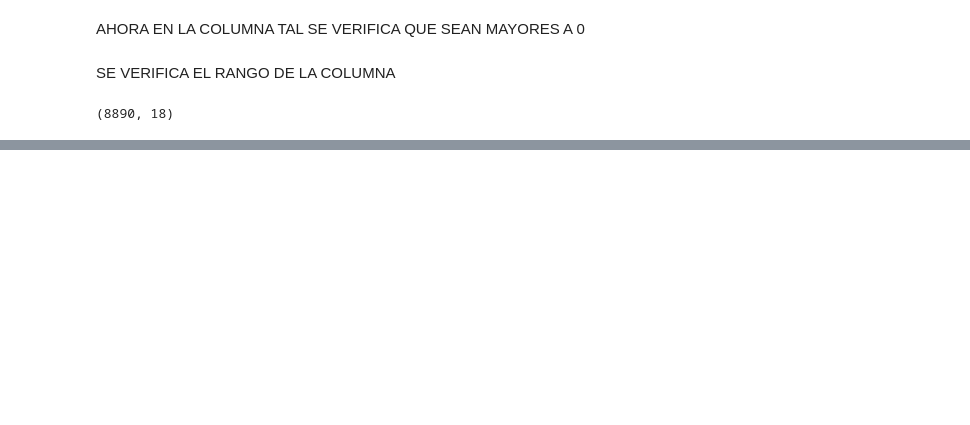
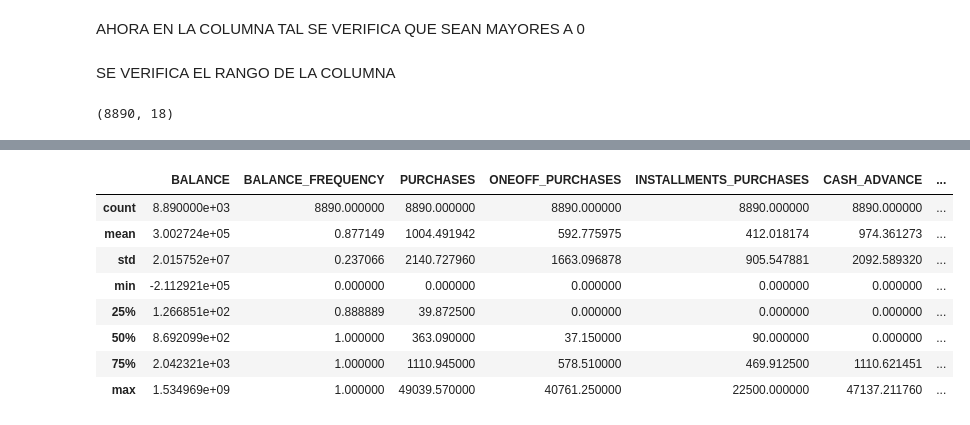
Before and after one commit to SebastianCasanova4/Lab1-BI, a Jupyter notebook: Informe - Laboratorio 1 - Grupo 4.ipynb, the cells around one changed output, grey strips where cells are left out. Cells and saved outputs as stored; diff of their text form; code cells hidden in the pictures; blank space fills up the shorter version.

Commit message:
Actualizado sin Normalizar
No me acuerdo como hacer commits desde git xD

```diff
--- a/Informe - Laboratorio 1 - Grupo 4.ipynb
+++ b/Informe - Laboratorio 1 - Grupo 4.ipynb
@@ -390,0 +405,14 @@ df_customer.shape
+# %%
+# Realizar una copia del datafram para no perjudicar los datos
+df_copia = df_customer.copy()
+
+# Calcula la media y la desviación estándar de las columnas balance y avg_spend en todo el DataFrame
+mean_balance = df_copia['BALANCE'].mean()
+std_balance = df_copia['BALANCE'].std()
+
+mean_avg_spend = df_copia['PURCHASES'].mean()
+std_avg_spend = df_copia['PURCHASES'].std()
+
+# Normaliza las columnas balance y avg_spend restando la media y dividiendo por la desviación estándar
+df_copia['BALANCE_NORM'] = (df_copia['BALANCE'] - mean_balance) / std_balance
+df_copia['PURCHASES_NORM'] = (df_copia['PURCHASES'] - mean_avg_spend) / std_avg_spend
@@ -390,0 +423,12 @@ df_customer.shape
+# %%
+df_copia.describe()
+# %% [output]
+|  | BALANCE | BALANCE_FREQUENCY | PURCHASES | ONEOFF_PURCHASES | INSTALLMENTS_PURCHASES | CASH_ADVANCE | ... |
+| count | 8.890000e+03 | 8890.000000 | 8890.000000 | 8890.000000 | 8890.000000 | 8890.000000 | ... |
+| mean | 3.002724e+05 | 0.877149 | 1004.491942 | 592.775975 | 412.018174 | 974.361273 | ... |
+| std | 2.015752e+07 | 0.237066 | 2140.727960 | 1663.096878 | 905.547881 | 2092.589320 | ... |
+| min | -2.112921e+05 | 0.000000 | 0.000000 | 0.000000 | 0.000000 | 0.000000 | ... |
+| 25% | 1.266851e+02 | 0.888889 | 39.872500 | 0.000000 | 0.000000 | 0.000000 | ... |
+| 50% | 8.692099e+02 | 1.000000 | 363.090000 | 37.150000 | 90.000000 | 0.000000 | ... |
+| 75% | 2.042321e+03 | 1.000000 | 1110.945000 | 578.510000 | 469.912500 | 1110.621451 | ... |
+| max | 1.534969e+09 | 1.000000 | 49039.570000 | 40761.250000 | 22500.000000 | 47137.211760 | ... |
```
Also changed, not shown: parts of 11 cells of this notebook.
